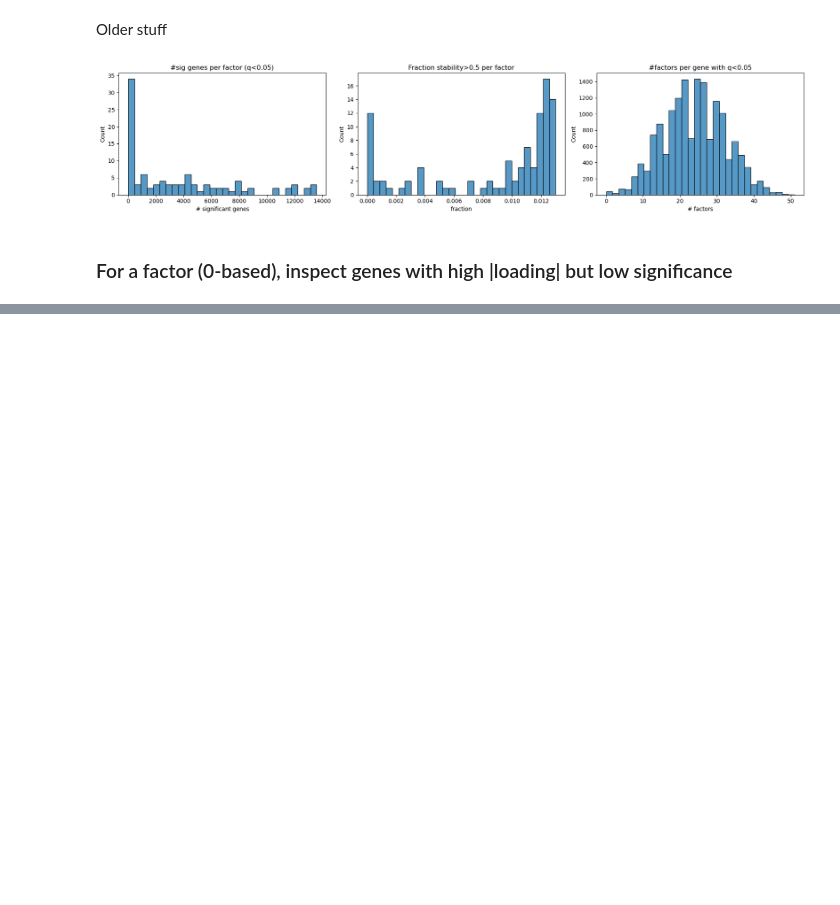
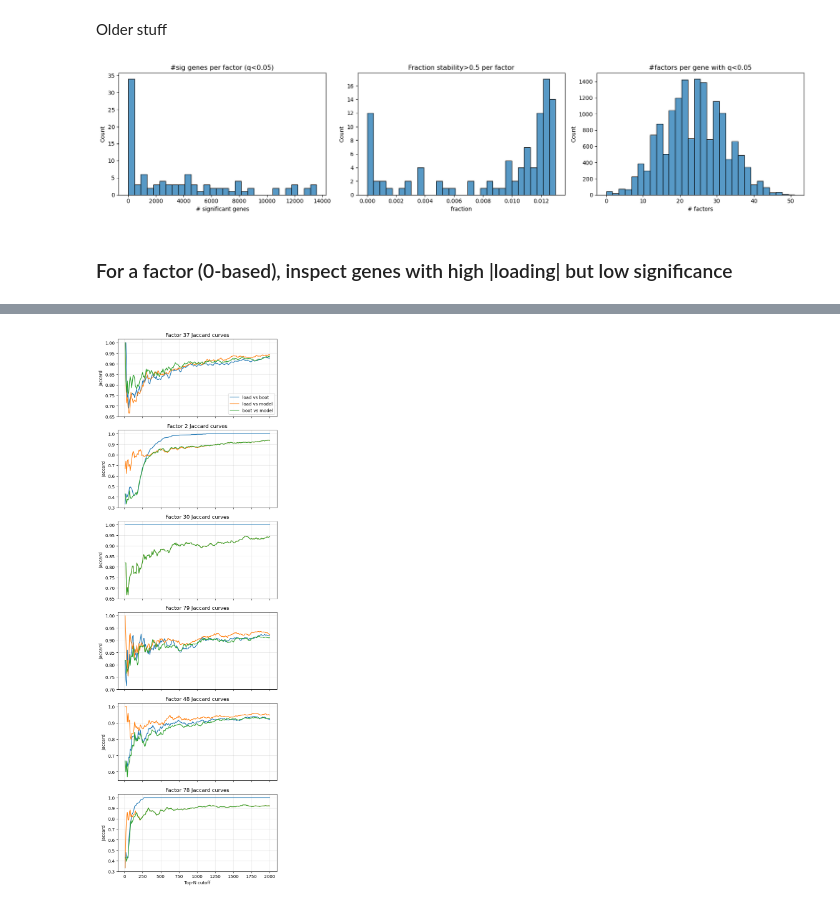
Before and after one commit to MinhangXu/sc_classification, a Jupyter notebook: notebooks/factosig_result_Oct2025/compare_different_significance_method_Oct14.ipynb, the cells around one changed output, grey strips where cells are left out. Drawn from its saved outputs; the diff is of its cells as text; code cells hidden in the pictures; blank space fills up the shorter version.

```diff
--- a/notebooks/factosig_result_Oct2025/compare_different_significance_method_Oct14.ipynb
+++ b/notebooks/factosig_result_Oct2025/compare_different_significance_method_Oct14.ipynb
@@ -582,0 +521,51 @@ plt.show()
+# %%
+import numpy as np
+import matplotlib.pyplot as plt
+
+# compute the unique values of N_grid, which is the range of N from 10 to 2000, with a step of 10
+N_grid = np.unique(np.clip(np.arange(10, min(2000, p)+1, 10), 1, p)).astype(int)
+
+# Precompute ranked order indices once per factor
+orders = []
+for j in range(k):
+    s_load = pd.Series(R_load[:, j], index=boot_genes).rank(ascending=False, method="average").sort_values()
+    s_boot = pd.Series(R_boot[:, j], index=boot_genes).rank(ascending=False, method="average").sort_values()
+    s_model = pd.Series(R_model[:, j], index=boot_genes).rank(ascending=False, method="average").sort_values()
+    orders.append((s_load.index.to_numpy(), s_boot.index.to_numpy(), s_model.index.to_numpy()))
+
+# Plot a few representative factors (top 6 by spearman_bm)
+plot_factors = rank_stats_df.sort_values("spearman_bm", ascending=False).head(6)["factor"].tolist()
+
+fig, axes = plt.subplots(len(plot_factors), 1, figsize=(6, 3*len(plot_factors)), sharex=True)
+if len(plot_factors) == 1:
+    axes = [axes]
+
+for ax, j in zip(axes, plot_factors):
+    ordL, ordB, ordM = orders[j]
+    jacc_lb = []
+    jacc_lm = []
+    jacc_bm = []
+    for N in N_grid:
+        setL = set(ordL[:N])
+        setB = set(ordB[:N])
+        setM = set(ordM[:N])
+        def jac(a, b):
+            inter = len(a & b)
+            union = len(a | b)
+            return inter / union if union else 0.0
+        jacc_lb.append(jac(setL, setB))
+        jacc_lm.append(jac(setL, setM))
+        jacc_bm.append(jac(setB, setM))
+    ax.plot(N_grid, jacc_lb, label="load vs boot")
+    ax.plot(N_grid, jacc_lm, label="load vs model")
+    ax.plot(N_grid, jacc_bm, label="boot vs model")
+    ax.set_title(f"Factor {j} Jaccard curves")
+    ax.set_ylabel("Jaccard")
+    ax.grid(True, alpha=0.3)
+
+axes[-1].set_xlabel("Top-N cutoff")
+axes[0].legend(loc="lower right")
+plt.tight_layout()
+plt.show()
+# %% [output]
+[figure, added]
```
Also changed, not shown: parts of 37 cells of this notebook, 33 other files.
